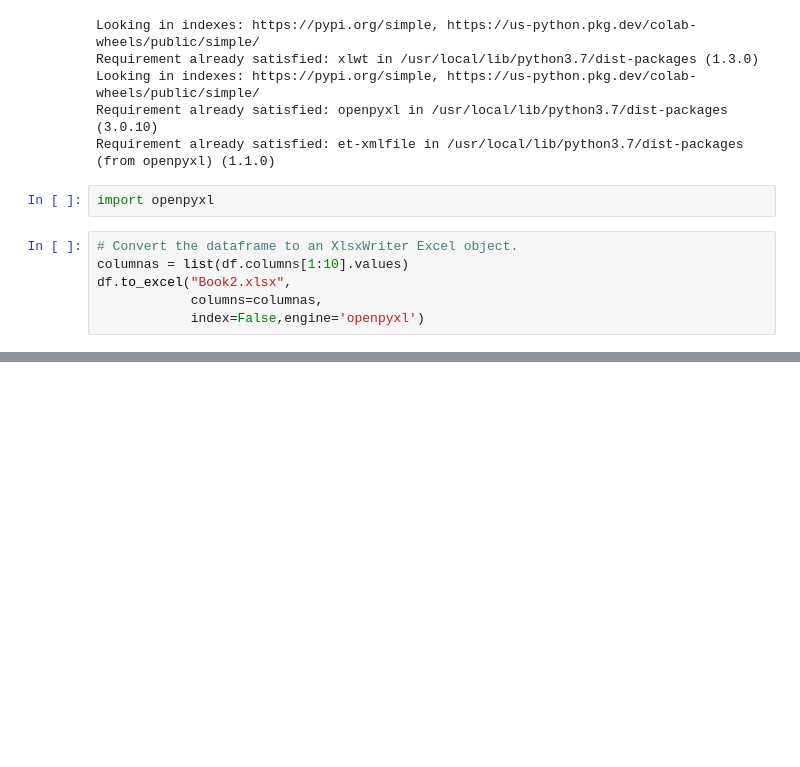
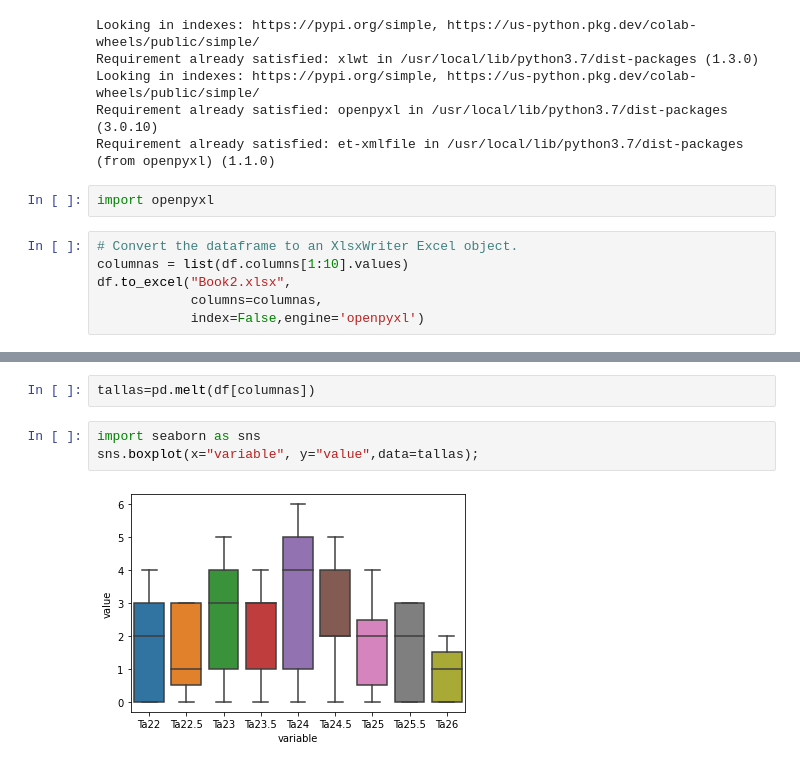
Before and after one commit to jcjimenezb123/PFM_PronosticoDemanda, a Jupyter notebook: RecontruccionVta.ipynb, the cells around one changed output, grey strips where cells are left out. Saved outputs shown, nothing was run; the diff lists cells and outputs as text; blank space fills up the shorter version.

```diff
--- a/RecontruccionVta.ipynb
+++ b/RecontruccionVta.ipynb
@@ -209,0 +219,7 @@ df.to_excel("Book2.xlsx",
+# %%
+tallas=pd.melt(df[columnas])
+# %%
+import seaborn as sns
+sns.boxplot(x="variable", y="value",data=tallas);
+# %% [output]
+[figure, added]
```
Also changed, not shown: parts of 1 cell of this notebook.
